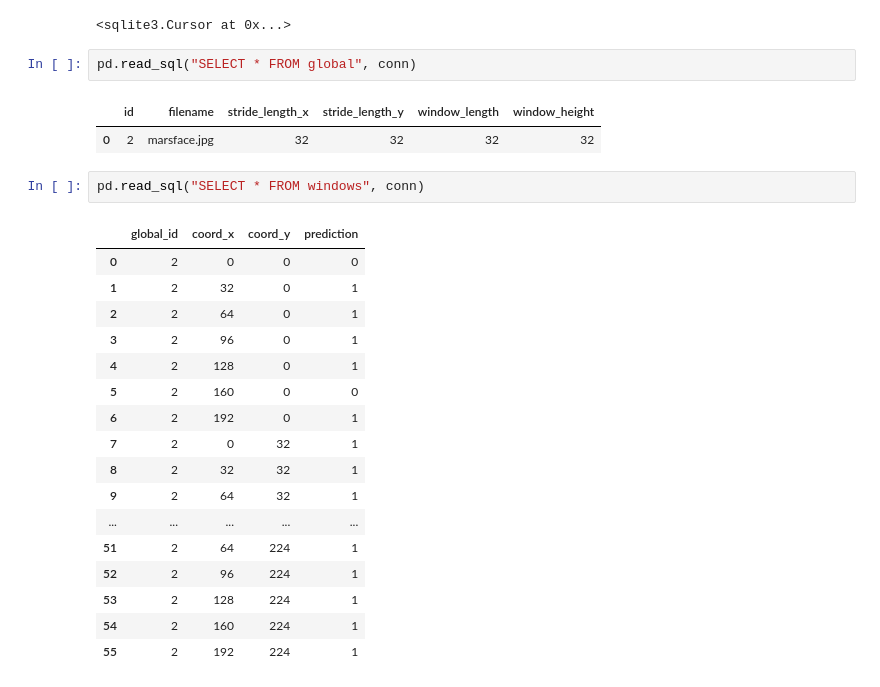
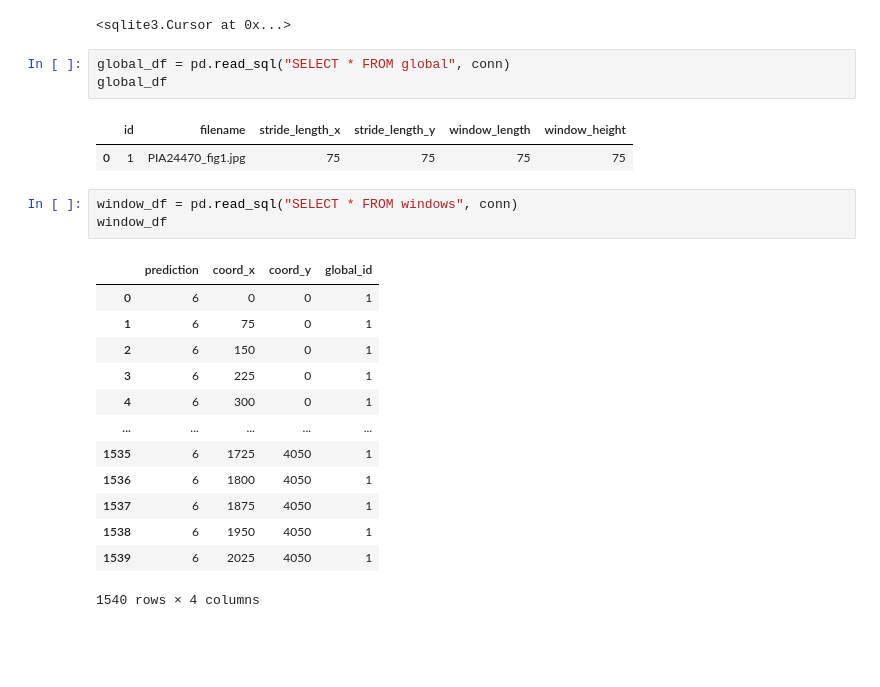
Before and after one commit to mars-vision/marsvision, a Jupyter notebook: Prototyping/Notebooks/Sliding Window DB.ipynb, the cells around one changed output. Drawn from its saved outputs; the diff is of its cells as text; blank space fills up the shorter version.

Commit message:
Testing sliding window pipeline for PyTorch model

```diff
--- a/Prototyping/Notebooks/Sliding Window DB.ipynb
+++ b/Prototyping/Notebooks/Sliding Window DB.ipynb
@@ -21,27 +39,25 @@ c.execute("SELECT id FROM global ORDER BY id DESC LIMIT 1")
 # %% [output]
 <sqlite3.Cursor at 0x...>
 # %%
-pd.read_sql("SELECT * FROM global", conn)
+global_df = pd.read_sql("SELECT * FROM global", conn)
+global_df
 # %% [output]
 |  | id | filename | stride_length_x | stride_length_y | window_length | window_height |
-| 0 | 2 | marsface.jpg | 32 | 32 | 32 | 32 |
+| 0 | 1 | PIA24470_fig1.jpg | 75 | 75 | 75 | 75 |
 # %%
-pd.read_sql("SELECT * FROM windows", conn)
+window_df = pd.read_sql("SELECT * FROM windows", conn)
+window_df
 # %% [output]
-|  | global_id | coord_x | coord_y | prediction |
-| 0 | 2 | 0 | 0 | 0 |
-| 1 | 2 | 32 | 0 | 1 |
-| 2 | 2 | 64 | 0 | 1 |
-| 3 | 2 | 96 | 0 | 1 |
-| 4 | 2 | 128 | 0 | 1 |
-| 5 | 2 | 160 | 0 | 0 |
-| 6 | 2 | 192 | 0 | 1 |
-| 7 | 2 | 0 | 32 | 1 |
-| 8 | 2 | 32 | 32 | 1 |
-| 9 | 2 | 64 | 32 | 1 |
+|  | prediction | coord_x | coord_y | global_id |
+| 0 | 6 | 0 | 0 | 1 |
+| 1 | 6 | 75 | 0 | 1 |
+| 2 | 6 | 150 | 0 | 1 |
+| 3 | 6 | 225 | 0 | 1 |
+| 4 | 6 | 300 | 0 | 1 |
 | ... | ... | ... | ... | ... |
-| 51 | 2 | 64 | 224 | 1 |
-| 52 | 2 | 96 | 224 | 1 |
-| 53 | 2 | 128 | 224 | 1 |
-| 54 | 2 | 160 | 224 | 1 |
-| 55 | 2 | 192 | 224 | 1 |
+| 1535 | 6 | 1725 | 4050 | 1 |
+| 1536 | 6 | 1800 | 4050 | 1 |
+| 1537 | 6 | 1875 | 4050 | 1 |
+| 1538 | 6 | 1950 | 4050 | 1 |
+| 1539 | 6 | 2025 | 4050 | 1 |
+1540 rows × 4 columns
```
Also changed, not shown: parts of 6 cells of this notebook, 6 other files.
